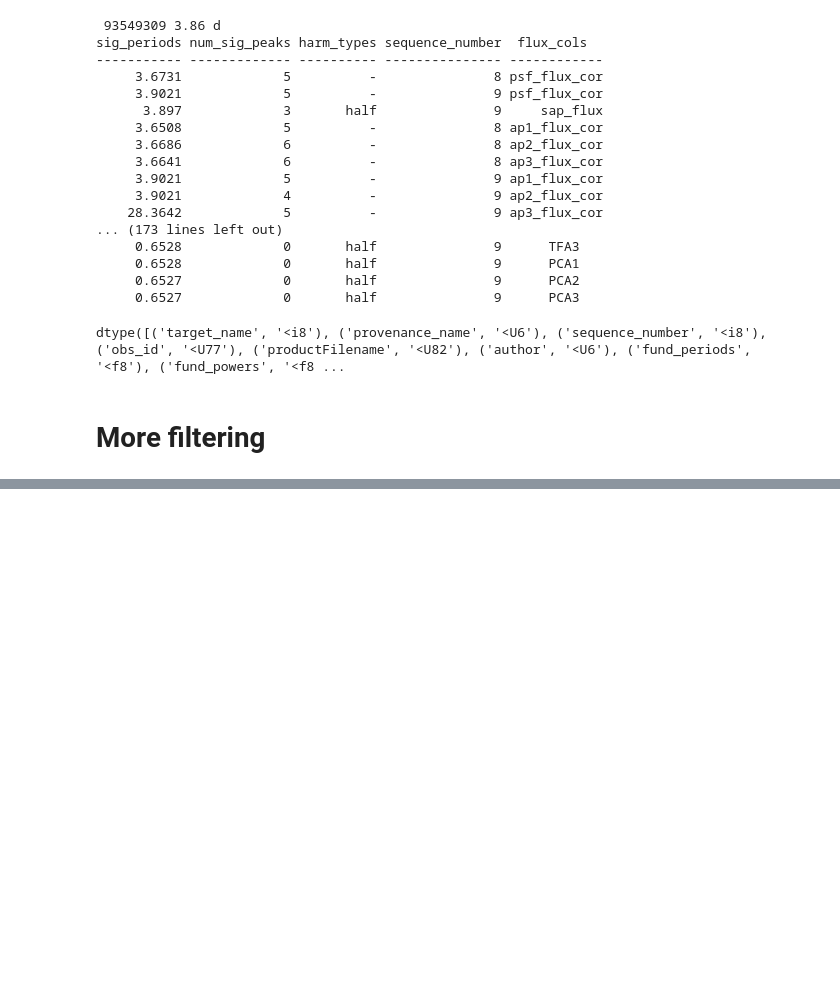
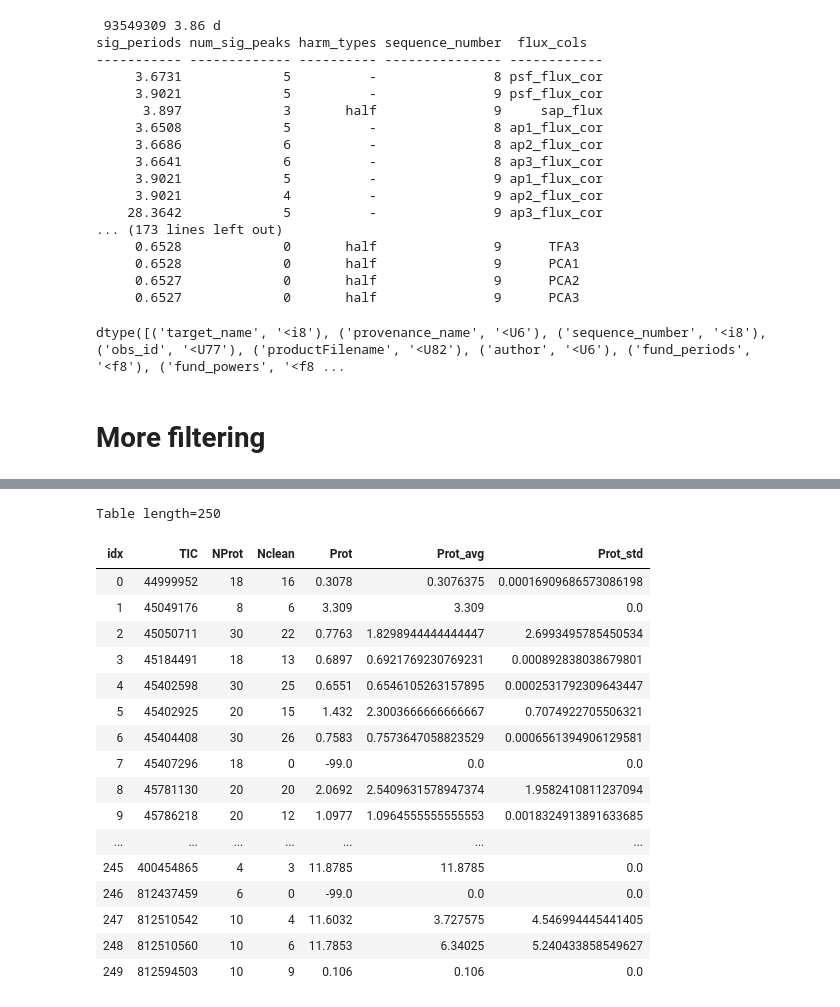
Before and after one commit to stephtdouglas/TESS_young, a Jupyter notebook: analyze_cluster_output.ipynb, the cells around one changed output, grey strips where cells are left out. Saved outputs shown, nothing was run; the diff lists cells and outputs as text; code cells hidden in the pictures; blank space fills up the shorter version.

```diff
--- a/analyze_cluster_output.ipynb
+++ b/analyze_cluster_output.ipynb
@@ -480,0 +490,7 @@ all_peaks = vstack(all_arr)
+# %%
+results2 = results.copy()
+results2["clean60"] = np.zeros(len(results2),int)
+results2["half"] = np.zeros(len(results2),int)
+results2["dbl"] = np.zeros(len(results2),int)
+results2["period_short"] = np.ones(len(results2),float)*-99
+results2["power_short"] = np.ones(len(results2),float)*-99
@@ -480,0 +590,43 @@ all_peaks = vstack(all_arr)
+# %%
+for i, tic in enumerate(u_tic):
+    loc = results2["target_name"]==tic
+    summary2["TIC"][i] = tic
+    summary2["NProt"][i] = len(np.where(loc)[0])
+    clean = np.where(loc & (results2["clean60"]==0) & (results2["sig_periods"]>0))[0]
+    summary2["Nclean"][i] = len(clean)
+
+    if len(clean)>0:
+        clean_short = np.where(loc & (results2["clean60"]==0) & (results2["sig_periods"]>0) & (results2["sig_periods"]<=12))[0]
+
+        if len(clean_short)>0:
+            summary2["Prot"][i] = results2["sig_periods"][clean_short][0]
+            summary2["Prot_avg"][i] = np.mean(results2["sig_periods"][clean_short])
+            summary2["Prot_std"][i] = np.std(results2["sig_periods"][clean_short])
+        else:
+            summary2["Prot"][i] = results2["sig_periods"][clean][0]
+            summary2["Prot_avg"][i] = np.mean(results2["sig_periods"][clean])
+            summary2["Prot_std"][i] = np.std(results2["sig_periods"][clean])
+
+    else:
+        summary2["Prot"][i] = -99
+# %%
+summary2.show_in_notebook()
+# %% [output]
+Table length=250
+| idx | TIC | NProt | Nclean | Prot | Prot_avg | Prot_std |
+| 0 | 44999952 | 18 | 16 | 0.3078 | 0.3076375 | 0.00016909686573086198 |
+| 1 | 45049176 | 8 | 6 | 3.309 | 3.309 | 0.0 |
+| 2 | 45050711 | 30 | 22 | 0.7763 | 1.8298944444444447 | 2.6993495785450534 |
+| 3 | 45184491 | 18 | 13 | 0.6897 | 0.6921769230769231 | 0.000892838038679801 |
+| 4 | 45402598 | 30 | 25 | 0.6551 | 0.6546105263157895 | 0.0002531792309643447 |
+| 5 | 45402925 | 20 | 15 | 1.432 | 2.3003666666666667 | 0.7074922705506321 |
+| 6 | 45404408 | 30 | 26 | 0.7583 | 0.7573647058823529 | 0.0006561394906129581 |
+| 7 | 45407296 | 18 | 0 | -99.0 | 0.0 | 0.0 |
+| 8 | 45781130 | 20 | 20 | 2.0692 | 2.5409631578947374 | 1.9582410811237094 |
+| 9 | 45786218 | 20 | 12 | 1.0977 | 1.0964555555555553 | 0.0018324913891633685 |
+| ... | ... | ... | ... | ... | ... | ... |
+| 245 | 400454865 | 4 | 3 | 11.8785 | 11.8785 | 0.0 |
+| 246 | 812437459 | 6 | 0 | -99.0 | 0.0 | 0.0 |
+| 247 | 812510542 | 10 | 4 | 11.6032 | 3.727575 | 4.546994445441405 |
+| 248 | 812510560 | 10 | 6 | 11.7853 | 6.34025 | 5.240433858549627 |
+| 249 | 812594503 | 10 | 9 | 0.106 | 0.106 | 0.0 |
```
Also changed, not shown: parts of 14 cells of this notebook.
